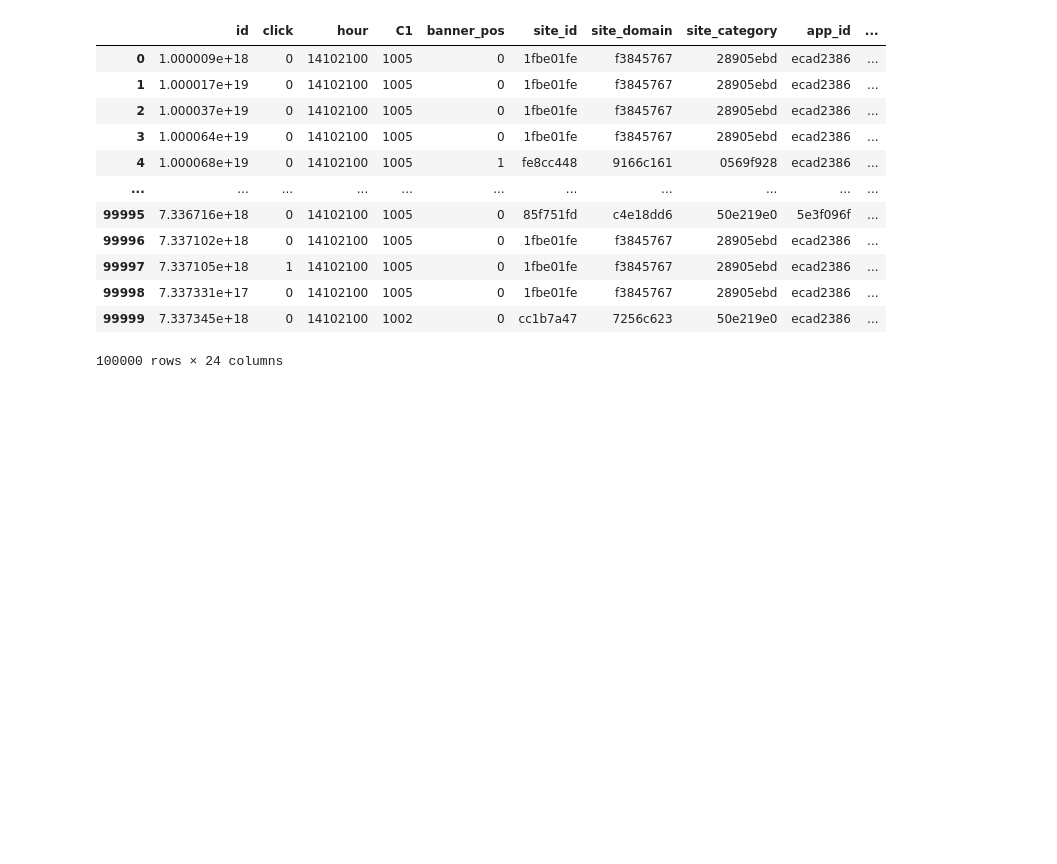
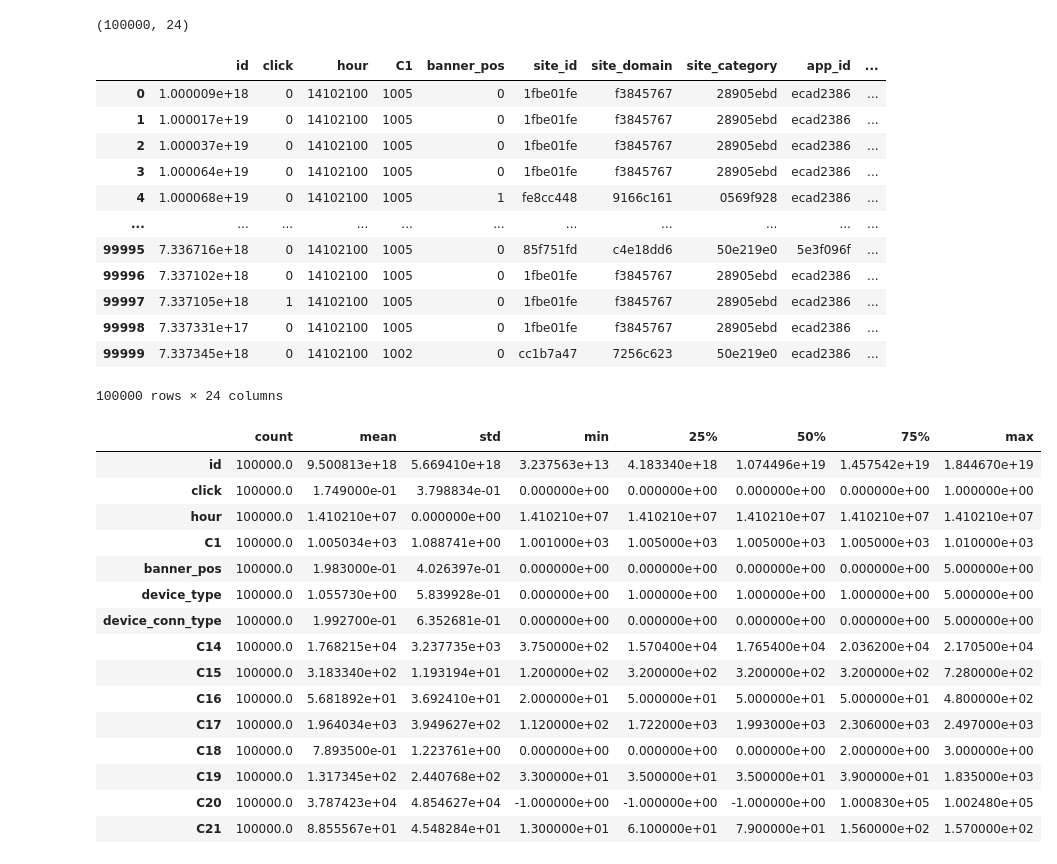
Before and after one commit to manish7065/click_prediction, a Jupyter notebook: notebooks/trial.ipynb, the cells around one changed output. Drawn from its saved outputs; the diff is of its cells as text; code cells hidden in the pictures; blank space fills up the shorter version.

```diff
--- a/notebooks/trial.ipynb
+++ b/notebooks/trial.ipynb
@@ -5,9 +13,10 @@ file_path = "../data/avazu-ctr-prediction/train.gz"
 
 # Read the .gzip file using Pandas
 df = pd.read_csv(file_path, compression="gzip",nrows=100000)
-
+print(df.shape)
 df
 # %% [output]
+(100000, 24)
 |  | id | click | hour | C1 | banner_pos | site_id | site_domain | site_category | app_id | ... |
 | 0 | 1.000009e+18 | 0 | 14102100 | 1005 | 0 | 1fbe01fe | f3845767 | 28905ebd | ecad2386 | ... |
 | 1 | 1.000017e+19 | 0 | 14102100 | 1005 | 0 | 1fbe01fe | f3845767 | 28905ebd | ecad2386 | ... |
@@ -20,4 +29,23 @@ df
 | 99997 | 7.337105e+18 | 1 | 14102100 | 1005 | 0 | 1fbe01fe | f3845767 | 28905ebd | ecad2386 | ... |
 | 99998 | 7.337331e+17 | 0 | 14102100 | 1005 | 0 | 1fbe01fe | f3845767 | 28905ebd | ecad2386 | ... |
 | 99999 | 7.337345e+18 | 0 | 14102100 | 1002 | 0 | cc1b7a47 | 7256c623 | 50e219e0 | ecad2386 | ... |
-100000 rows × 24 columns
+100000 rows × 24 columns
+# %%
+df.describe().T
+# %% [output]
+|  | count | mean | std | min | 25% | 50% | 75% | max |
+| id | 100000.0 | 9.500813e+18 | 5.669410e+18 | 3.237563e+13 | 4.183340e+18 | 1.074496e+19 | 1.457542e+19 | 1.844670e+19 |
+| click | 100000.0 | 1.749000e-01 | 3.798834e-01 | 0.000000e+00 | 0.000000e+00 | 0.000000e+00 | 0.000000e+00 | 1.000000e+00 |
+| hour | 100000.0 | 1.410210e+07 | 0.000000e+00 | 1.410210e+07 | 1.410210e+07 | 1.410210e+07 | 1.410210e+07 | 1.410210e+07 |
+| C1 | 100000.0 | 1.005034e+03 | 1.088741e+00 | 1.001000e+03 | 1.005000e+03 | 1.005000e+03 | 1.005000e+03 | 1.010000e+03 |
+| banner_pos | 100000.0 | 1.983000e-01 | 4.026397e-01 | 0.000000e+00 | 0.000000e+00 | 0.000000e+00 | 0.000000e+00 | 5.000000e+00 |
+| device_type | 100000.0 | 1.055730e+00 | 5.839928e-01 | 0.000000e+00 | 1.000000e+00 | 1.000000e+00 | 1.000000e+00 | 5.000000e+00 |
+| device_conn_type | 100000.0 | 1.992700e-01 | 6.352681e-01 | 0.000000e+00 | 0.000000e+00 | 0.000000e+00 | 0.000000e+00 | 5.000000e+00 |
+| C14 | 100000.0 | 1.768215e+04 | 3.237735e+03 | 3.750000e+02 | 1.570400e+04 | 1.765400e+04 | 2.036200e+04 | 2.170500e+04 |
+| C15 | 100000.0 | 3.183340e+02 | 1.193194e+01 | 1.200000e+02 | 3.200000e+02 | 3.200000e+02 | 3.200000e+02 | 7.280000e+02 |
+| C16 | 100000.0 | 5.681892e+01 | 3.692410e+01 | 2.000000e+01 | 5.000000e+01 | 5.000000e+01 | 5.000000e+01 | 4.800000e+02 |
+| C17 | 100000.0 | 1.964034e+03 | 3.949627e+02 | 1.120000e+02 | 1.722000e+03 | 1.993000e+03 | 2.306000e+03 | 2.497000e+03 |
+| C18 | 100000.0 | 7.893500e-01 | 1.223761e+00 | 0.000000e+00 | 0.000000e+00 | 0.000000e+00 | 2.000000e+00 | 3.000000e+00 |
+| C19 | 100000.0 | 1.317345e+02 | 2.440768e+02 | 3.300000e+01 | 3.500000e+01 | 3.500000e+01 | 3.900000e+01 | 1.835000e+03 |
+| C20 | 100000.0 | 3.787423e+04 | 4.854627e+04 | -1.000000e+00 | -1.000000e+00 | -1.000000e+00 | 1.000830e+05 | 1.002480e+05 |
+| C21 | 100000.0 | 8.855567e+01 | 4.548284e+01 | 1.300000e+01 | 6.100000e+01 | 7.900000e+01 | 1.560000e+02 | 1.570000e+02 |
```
Also changed, not shown: parts of 27 cells of this notebook.
